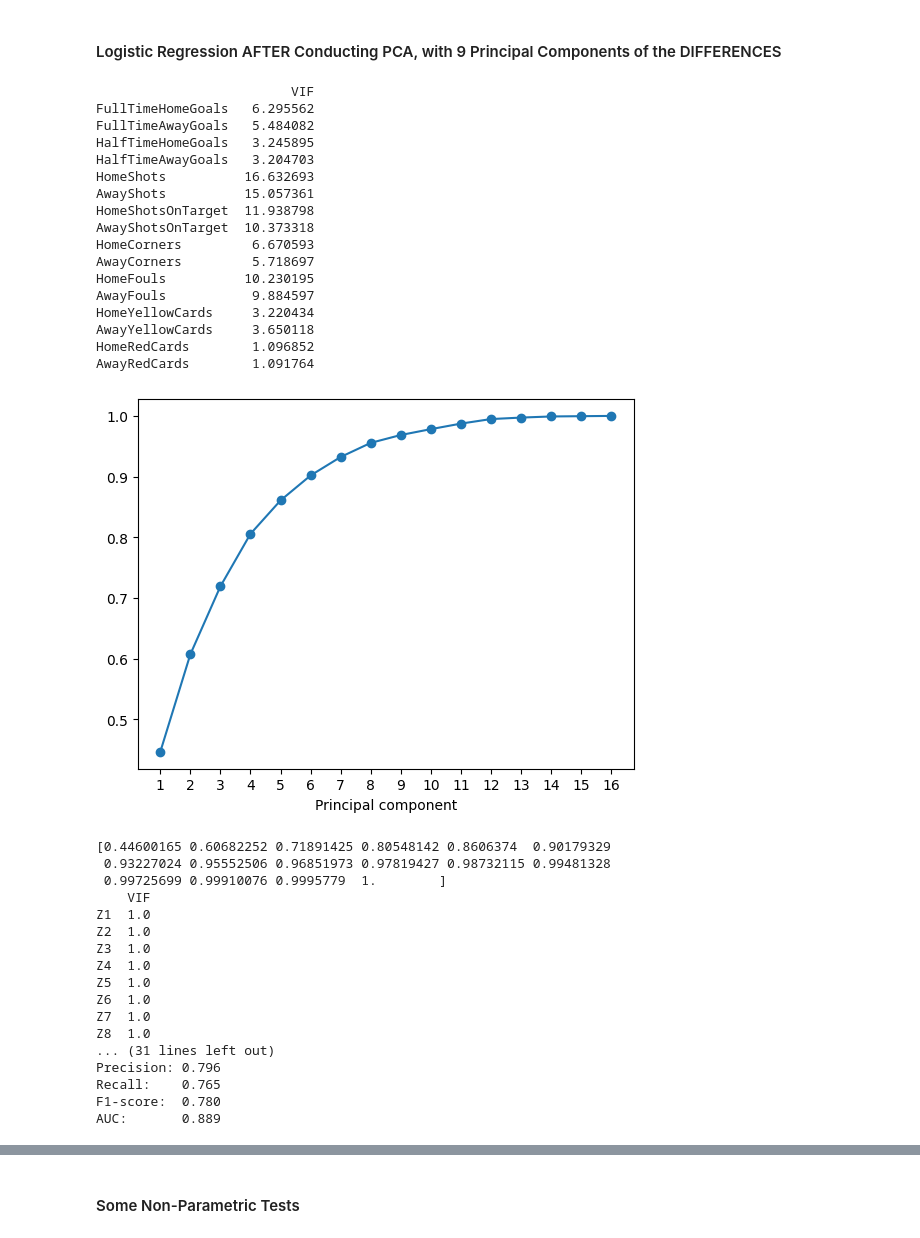
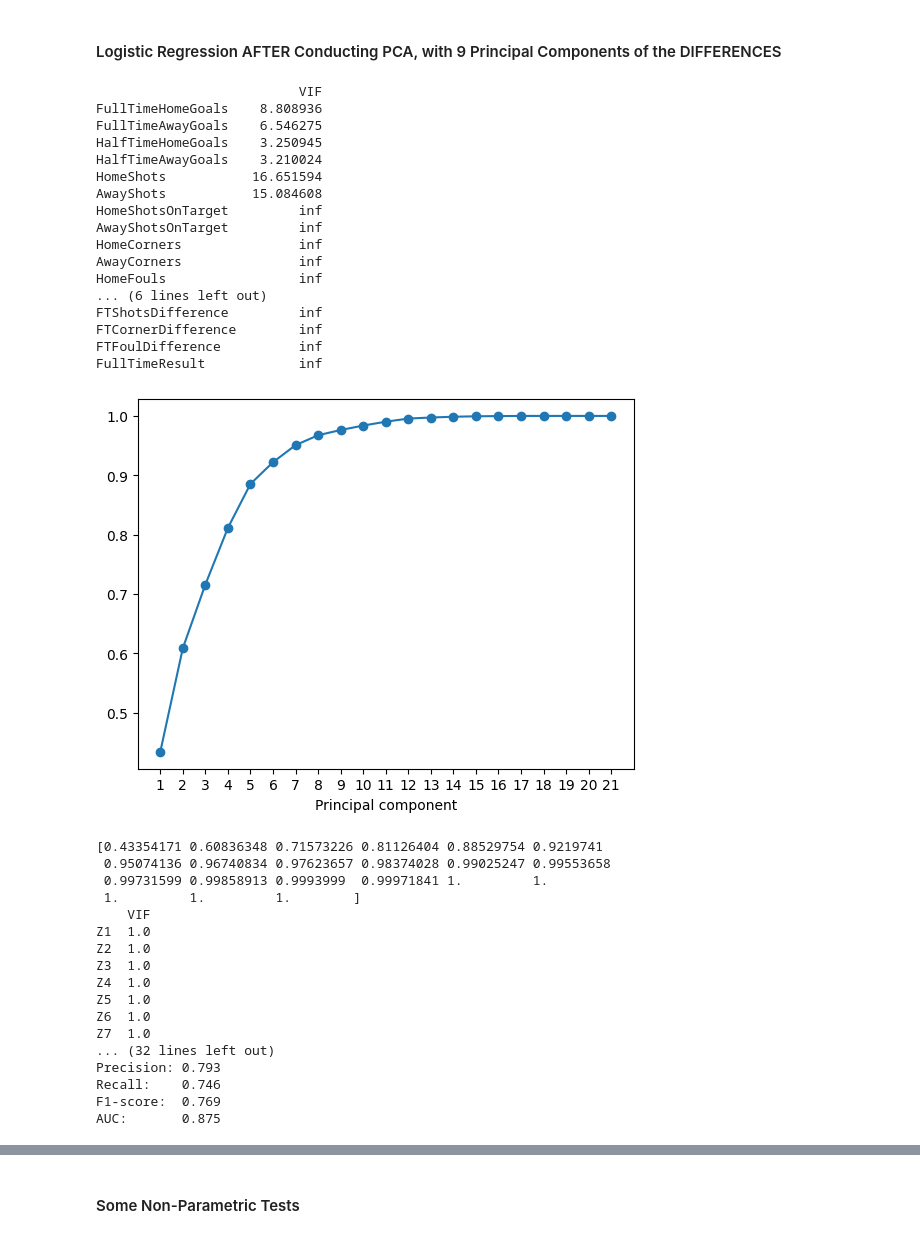
Before and after one commit to BhosaleAniket/MATH-189-Final-Project, a Jupyter notebook: final_project.ipynb, the cells around one changed output, grey strips where cells are left out. Cells and saved outputs as stored; diff of their text form; code cells hidden in the pictures.

```diff
--- a/final_project.ipynb
+++ b/final_project.ipynb
@@ -823,6 +823,14 @@ plt.xlabel("False Positive Rate")
 plt.ylabel("True Positive Rate")
 plt.title("ROC Curve")
 plt.show()
+
+for i in range(q):
+    # Get the loadings for the current principal component
+    loadings = factor_loadings.iloc[i]
+    # Find the feature with the maximum absolute loading
+    most_important_feature = loadings.abs().idxmax()
+    most_loading_value = loadings[most_important_feature]
+    print(f"Principal Component {i+1}: Most important feature is '{most_important_feature}' with loading {most_loading_value}")
 # %% [output]
                          VIF
 FullTimeHomeGoals   8.808936
@@ -867,10 +884,10 @@ AUC:       0.901
 import statsmodels
 from statsmodels.stats.outliers_influence import variance_inflation_factor # type: ignore
 
-df_numerical_difference = combined_df.drop(columns={"MatchDate", 'KickoffTime','HomeTeam', 'AwayTeam', 'HalfTimeResult', 'Season', "Referee"})
+#df_numerical_difference = combined_df.drop(columns={"MatchDate", 'KickoffTime','HomeTeam', 'AwayTeam', 'HalfTimeResult', 'Season', "Referee"})
 df_numerical_difference["FullTimeResult"] = (combined_df["FullTimeResult"] == "H").astype(int)
 
-X_new = df_numerical_difference.drop(columns={"FullTimeResult"})
+X_new = df_numerical_difference.copy()
 vif = pd.DataFrame([variance_inflation_factor(X_new.values, i) for i in range(X_new.shape[1])], index=X_new.columns, columns=['VIF'])
 print(vif)
 
@@ -915,54 +932,63 @@ y_score = pca_fit.predict(pca_df)  # Predicted probabilities
 
 # 2. Apply a 0.5 threshold to get class predictions
 y_pred = (y_score >= 0.5).astype(int)
 
 # 3. Evaluate metrics
 cm = confusion_matrix(y_true, y_pred)
 acc = accuracy_score(y_true, y_pred)
 prec = precision_score(y_true, y_pred)
 rec = recall_score(y_true, y_pred)
 f1 = f1_score(y_true, y_pred)
 auc = roc_auc_score(y_true, y_score)
 
 print("Confusion Matrix:\n", cm)
 print(f"Accuracy:  {acc:.3f}")
 print(f"Precision: {prec:.3f}")
 print(f"Recall:    {rec:.3f}")
 print(f"F1-score:  {f1:.3f}")
 print(f"AUC:       {auc:.3f}")
 
 # 4. Plot the ROC curve
 fpr, tpr, thresholds = roc_curve(y_true, y_score)
 
 import matplotlib.pyplot as plt
 
 plt.plot(fpr, tpr, marker='.')
 plt.xlabel("False Positive Rate")
 plt.ylabel("True Positive Rate")
 plt.title("ROC Curve")
 plt.show()
+
+for i in range(q):
+    # Get the loadings for the current principal component
+    loadings = factor_loadings.iloc[i]
+    # Find the feature with the maximum absolute loading
+    most_important_feature = loadings.abs().idxmax()
+    most_loading_value = loadings[most_important_feature]
+    print(f"Principal Component {i+1}: Most important feature is '{most_important_feature}' with loading {most_loading_value}")
 # %% [output]
-                         VIF
-FullTimeHomeGoals   6.295562
-FullTimeAwayGoals   5.484082
-HalfTimeHomeGoals   3.245895
-HalfTimeAwayGoals   3.204703
-HomeShots          16.632693
-AwayShots          15.057361
-HomeShotsOnTarget  11.938798
-AwayShotsOnTarget  10.373318
-HomeCorners         6.670593
-AwayCorners         5.718697
-HomeFouls          10.230195
-AwayFouls           9.884597
-HomeYellowCards     3.220434
-AwayYellowCards     3.650118
-HomeRedCards        1.096852
-AwayRedCards        1.091764
+                          VIF
+FullTimeHomeGoals    8.808936
+FullTimeAwayGoals    6.546275
+HalfTimeHomeGoals    3.250945
+HalfTimeAwayGoals    3.210024
+HomeShots           16.651594
+AwayShots           15.084608
+HomeShotsOnTarget         inf
+AwayShotsOnTarget         inf
+HomeCorners               inf
+AwayCorners               inf
+HomeFouls                 inf
+... (6 lines left out)
+FTShotsDifference         inf
+FTCornerDifference        inf
+FTFoulDifference          inf
+FullTimeResult            inf
-[figure, old version]
+[figure, new version]
-[0.44600165 0.60682252 0.71891425 0.80548142 0.8606374  0.90179329
- 0.93227024 0.95552506 0.96851973 0.97819427 0.98732115 0.99481328
- 0.99725699 0.99910076 0.9995779  1.        ]
+[0.43354171 0.60836348 0.71573226 0.81126404 0.88529754 0.9219741
+ 0.95074136 0.96740834 0.97623657 0.98374028 0.99025247 0.99553658
+ 0.99731599 0.99858913 0.9993999  0.99971841 1.         1.
+ 1.         1.         1.        ]
     VIF
 Z1  1.0
 Z2  1.0
@@ -971,9 +997,8 @@ Z4  1.0
 Z5  1.0
 Z6  1.0
 Z7  1.0
-Z8  1.0
-... (31 lines left out)
-Precision: 0.796
-Recall:    0.765
-F1-score:  0.780
-AUC:       0.889
+... (32 lines left out)
+Precision: 0.793
+Recall:    0.746
+F1-score:  0.769
+AUC:       0.875
```
Also changed, not shown: parts of 11 cells of this notebook.
